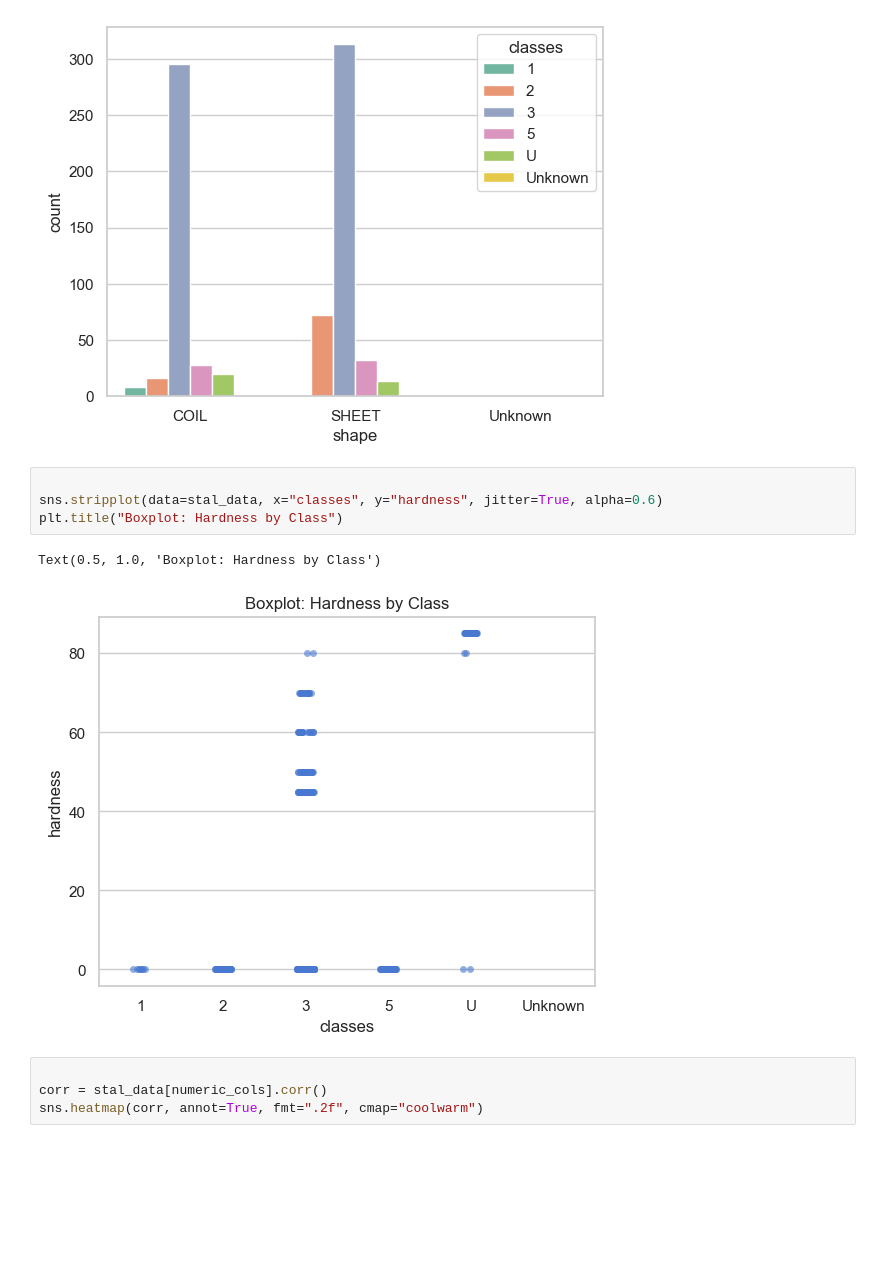
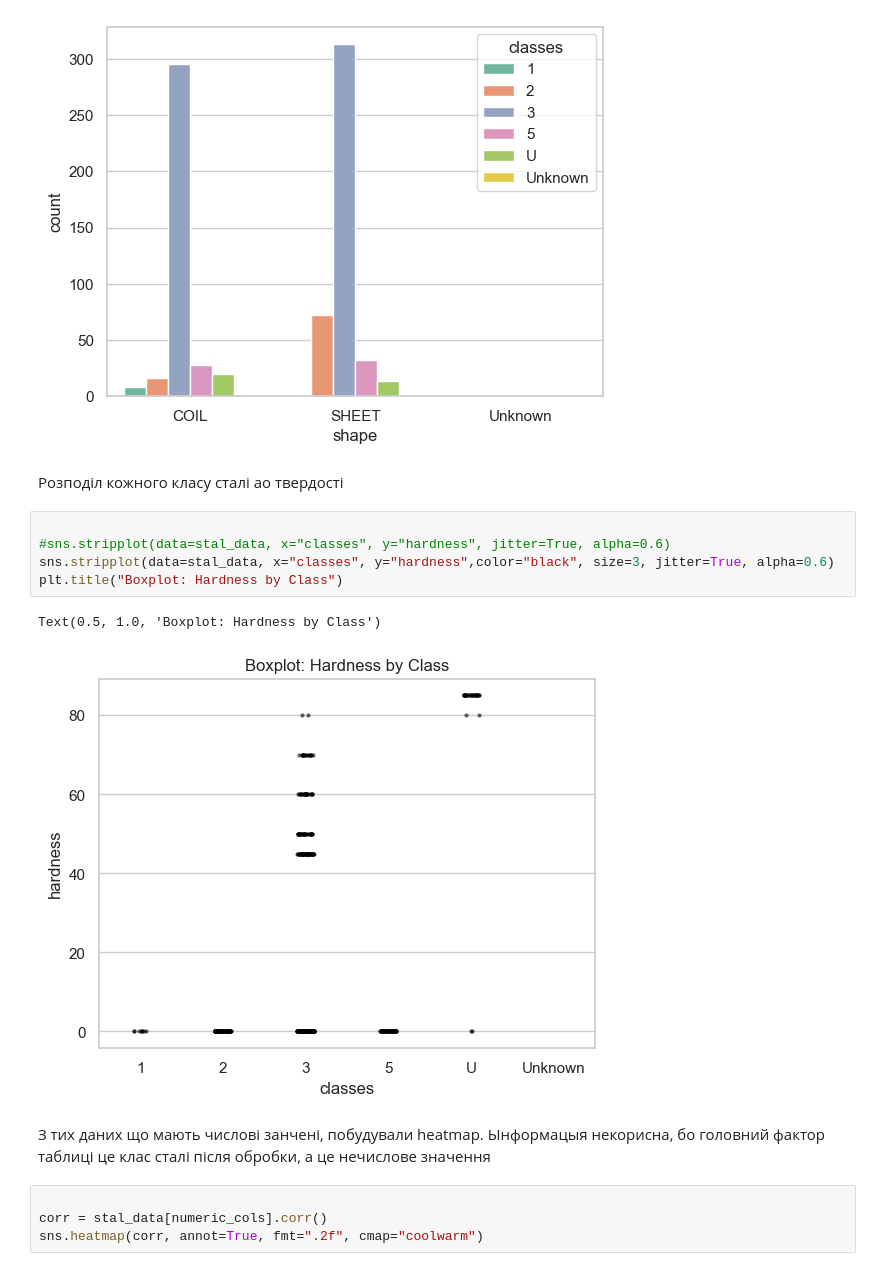
Before and after one commit to ivanmoroz070707/Special-Programming-Sections.-Lab-Work, a Jupyter notebook: Lab_2/Lab_2_part_1.ipynb, the cells around one changed output. Cells and saved outputs as stored; diff of their text form; blank space fills up the shorter version.

```diff
--- a/Lab_2/Lab_2_part_1.ipynb
+++ b/Lab_2/Lab_2_part_1.ipynb
@@ -140,13 +140,18 @@ sns.countplot(data=stal_data, x="shape", palette="Set2", hue="classes")
 # %% [output]
 <Axes: xlabel='shape', ylabel='count'>
 [figure]
+# %% [markdown]
+Розподіл кожного класу сталі ао твердості
 # %%
 
-sns.stripplot(data=stal_data, x="classes", y="hardness", jitter=True, alpha=0.6)
+#sns.stripplot(data=stal_data, x="classes", y="hardness", jitter=True, alpha=0.6)
+sns.stripplot(data=stal_data, x="classes", y="hardness",color="black", size=3, jitter=True, alpha=0.6)
 plt.title("Boxplot: Hardness by Class")
 # %% [output]
 Text(0.5, 1.0, 'Boxplot: Hardness by Class')
-[figure, old version]
+[figure, new version]
+# %% [markdown]
+З тих даних що мають числові занчені, побудували heatmap. Ынформацыя некорисна, бо головний фактор таблиці це клас сталі після обробки, а це нечислове значення
 # %%
 
 corr = stal_data[numeric_cols].corr()
```
